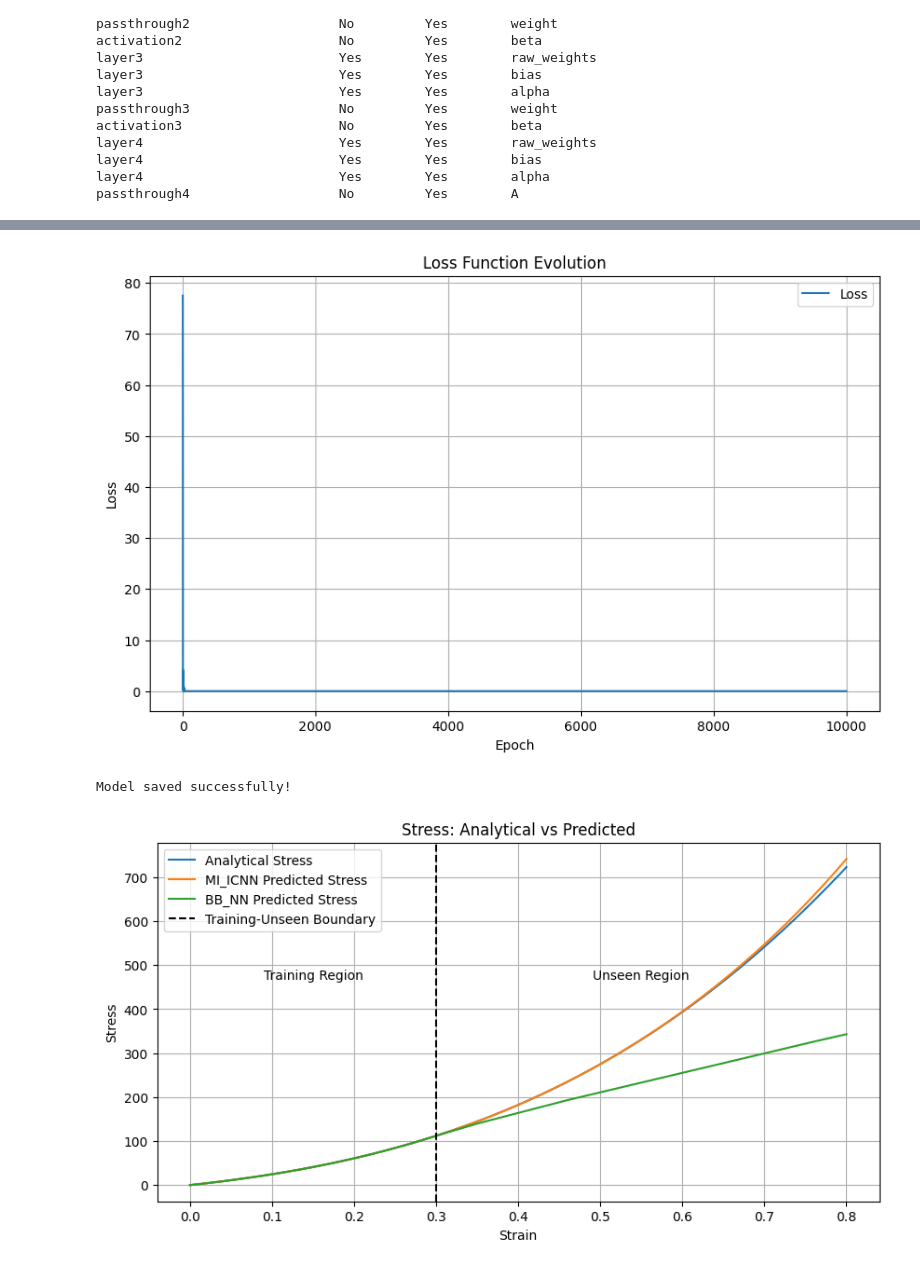
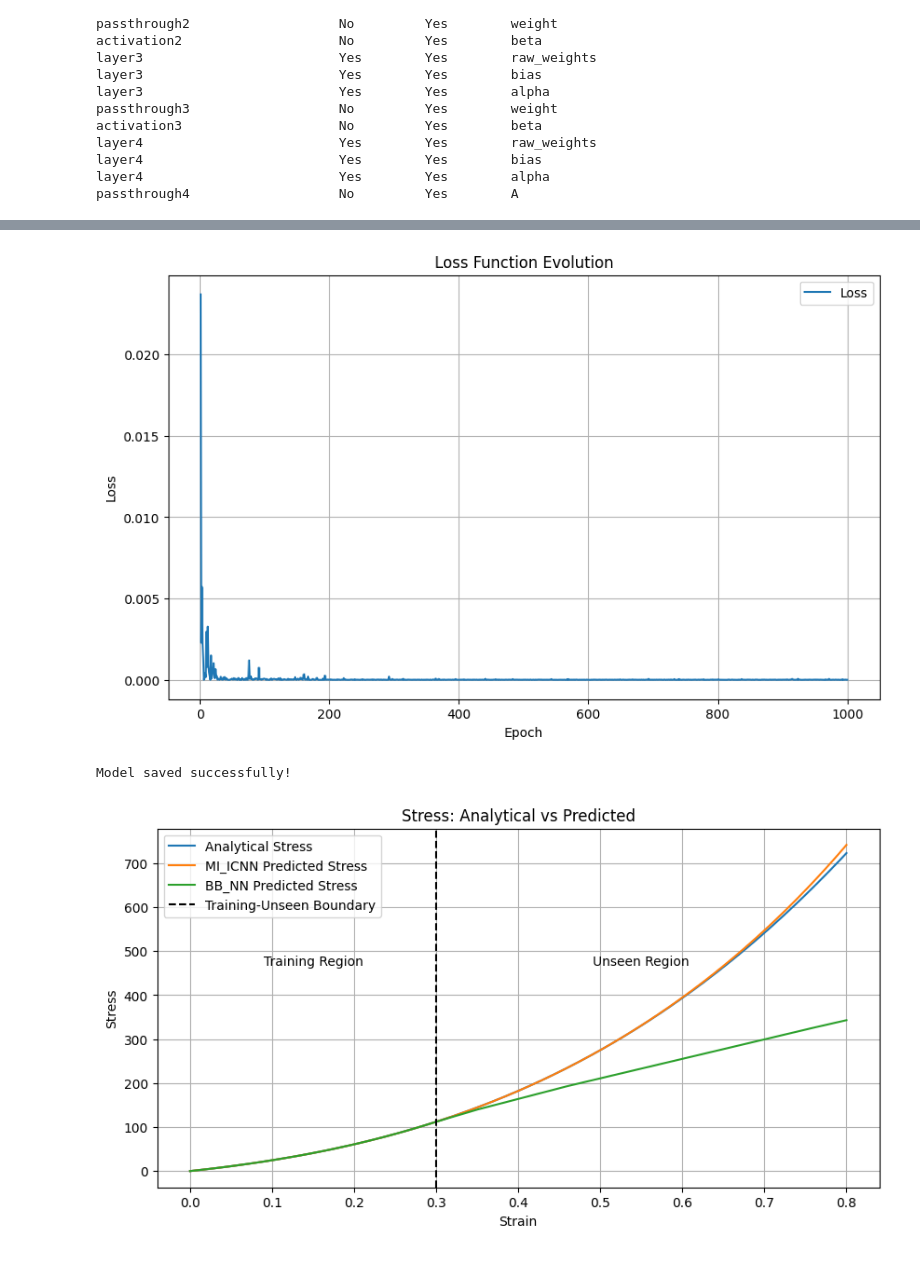
Before and after one commit to bmcs-group/bmcs_ml, a Jupyter notebook: MIML_Nonlinear_Elasticity/MI_ICNN_updated.ipynb, the cells around one changed output, grey strips where cells are left out. Cells and saved outputs as stored; diff of their text form; code cells hidden in the pictures.

```diff
--- a/MIML_Nonlinear_Elasticity/MI_ICNN_updated.ipynb
+++ b/MIML_Nonlinear_Elasticity/MI_ICNN_updated.ipynb
@@ -102,8 +102,9 @@ class ICNN_elastic_potential(nn.Module):
 # %%
 
 model = ICNN_elastic_potential()
-optimizer = optim.Adam(model.parameters(), lr=0.001)
-scheduler = StepLR(optimizer, step_size=1000, gamma=0.1)
+optimizer = optim.Adam(model.parameters(), lr=0.01)
+scheduler = StepLR(optimizer, step_size=100, gamma=0.1)
+# scheduler = ReduceLROnPlateau(optimizer, 'min')
 
 # inspect the model
 def inspect_layers(model, parent_name=""):
@@ -148,7 +149,7 @@ passthrough4                   No         Yes        A
 # %%
 # training
 
-epochs = 10000
+epochs = 1000
 losses = []
 start_time = time.time()
 
@@ -165,6 +166,7 @@ for epoch in range(epochs):
         loss.backward()
         optimizer.step()
     scheduler.step()
+
     losses.append(loss.item())
 
     # Calculate elapsed time and estimated time remaining
@@ -186,7 +188,16 @@ plt.grid(True)
 plt.show()
 
 
+# torch.save({
+#     'model_state_dict': model.state_dict(),
+#     'optimizer_state_dict': optimizer.state_dict(),
+#     'losses': losses,
+#     'scheduler_state_dict': scheduler.state_dict(),
+# }, "trained_model_10K.pth")
+# print("Model and loss saved successfully!")
+
 # Save the trained model
-torch.save(model, "trained_model.pth")
+# torch.save(model, "trained_model.pth")
+torch.save(model, "trained_model_1K.pth")
 print("Model saved successfully!")
 # %% [output]
@@ -210,4 +221,4 @@ Epoch [4171/10000], Loss: 1.2158274387275014e-11, L
-[figure, old version]
+[figure, new version]
 Model saved successfully!
 # %%
 model = torch.load("trained_model.pth")
```
Also changed, not shown: parts of 3 cells of this notebook, 5 other files.
